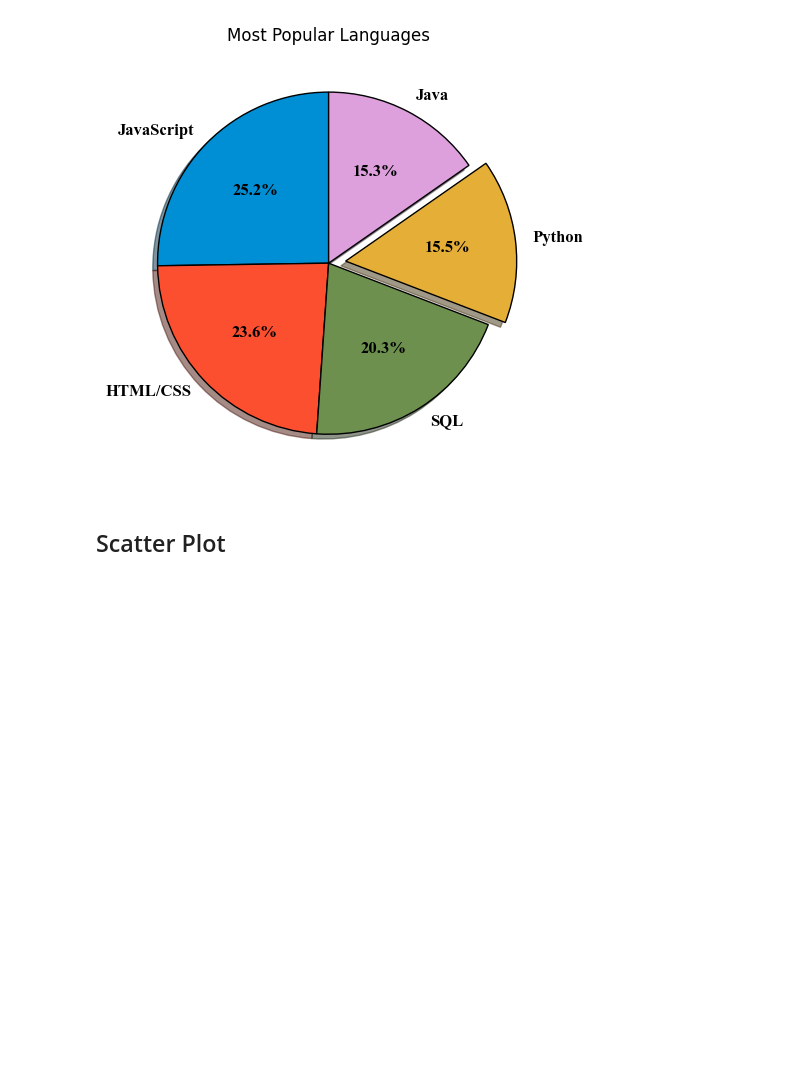
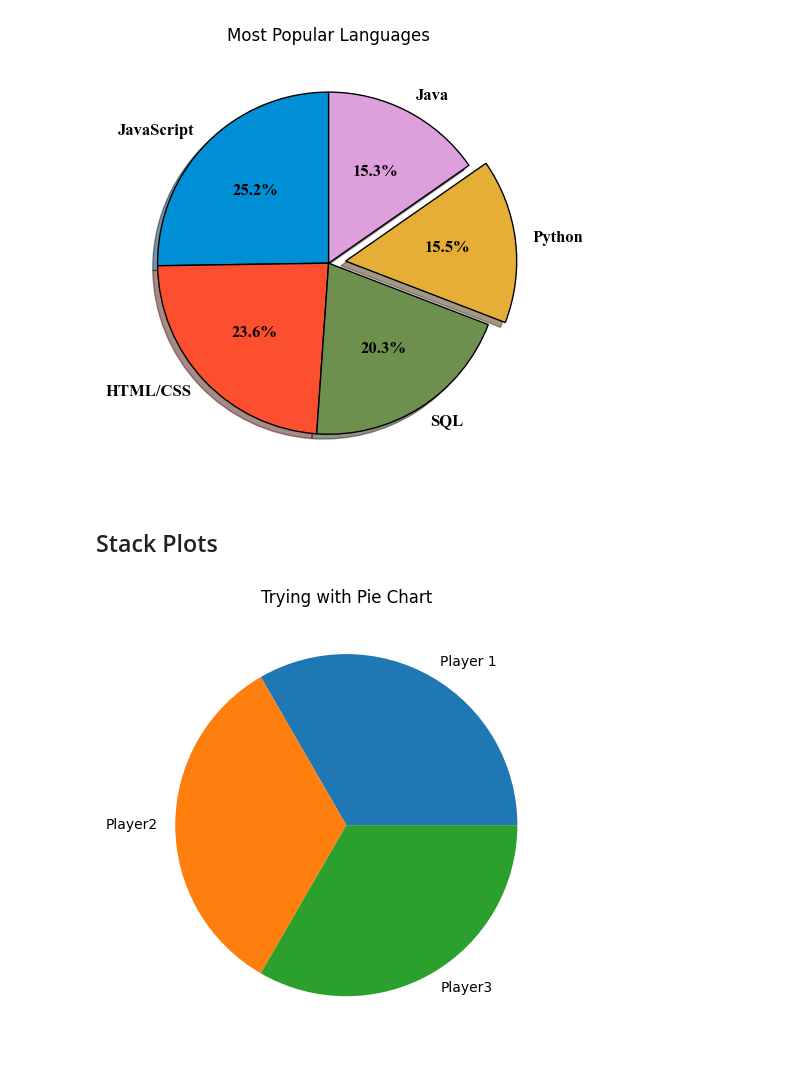
Before and after one commit to TanjiEvan/Python, a Jupyter notebook: Matplotlib&Seaborn/Adv_Matplotlib.ipynb, the cells around one changed output. Cells and saved outputs as stored; diff of their text form; code cells hidden in the pictures; blank space fills up the shorter version.

Commit message:
Added Stack Plot

```diff
--- a/Matplotlib&Seaborn/Adv_Matplotlib.ipynb
+++ b/Matplotlib&Seaborn/Adv_Matplotlib.ipynb
@@ -569,5 +569,5 @@ plt.tight_layout()
 plt.show()
 # %% [output]
 [figure]
-# %% [markdown]
-## Scatter Plot
+# %% [markdown]
+## Stack Plots
@@ -573,0 +580,10 @@ plt.show()
+# %%
+## Testing the value with pie chart
+
+plt.pie([1, 1, 1], labels=["Player 1", "Player2", "Player3"])
+
+plt.title("Trying with Pie Chart")
+plt.tight_layout()
+plt.show()
+# %% [output]
+[figure, added]
```
Also changed, not shown: parts of 3 cells of this notebook.
